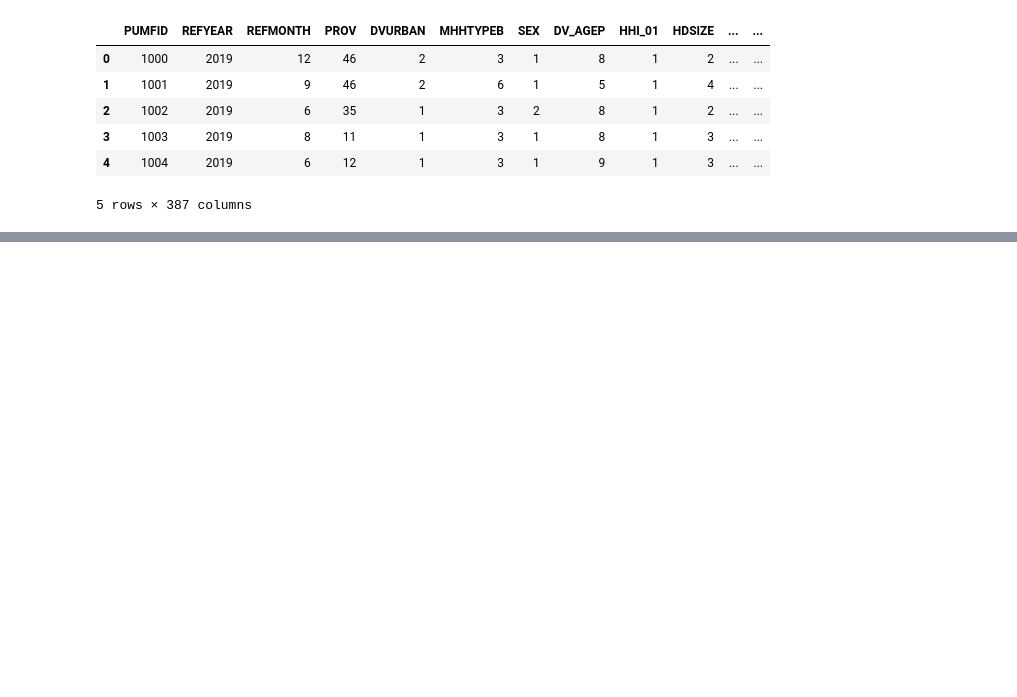
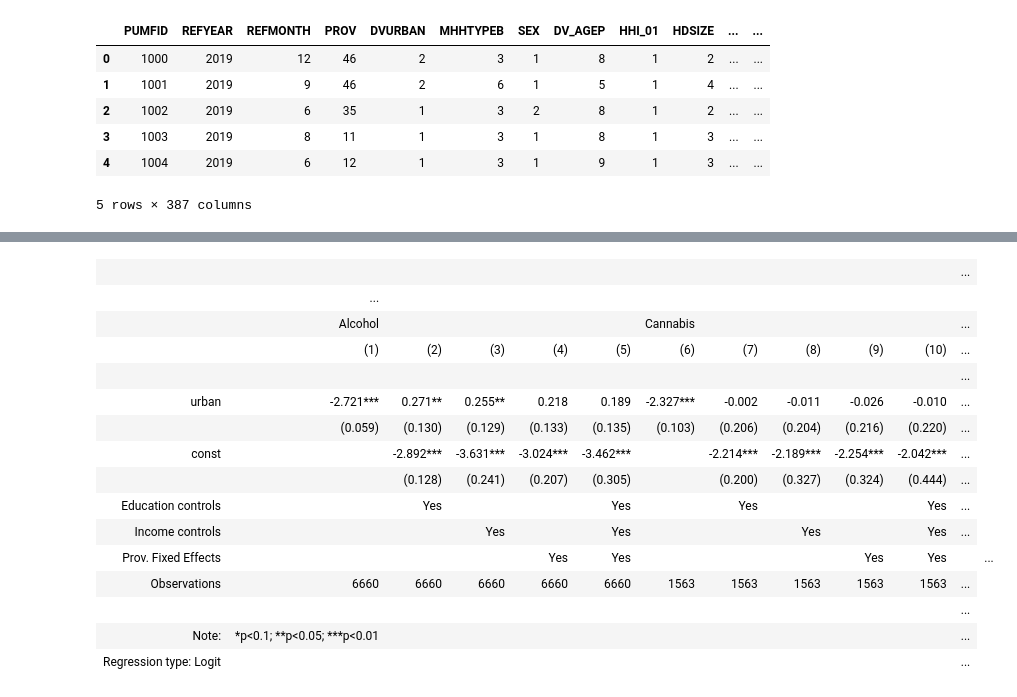
Before and after one commit to MartinMcFarlane/481MidtermPaper, a Jupyter notebook: Midterm Paper.ipynb, the cells around one changed output, grey strips where cells are left out. Cells and saved outputs as stored; diff of their text form; code cells hidden in the pictures; blank space fills up the shorter version.

```diff
--- a/Midterm Paper.ipynb
+++ b/Midterm Paper.ipynb
@@ -168,0 +93,24 @@ See the caveats in the documentation: https://pandas.pydata.org/pandas-docs/stab
+# %%
+# 1. How do drinking/driving and weed/driving rates differ by urban/rural?
+
+cols = []
+for column in [c_income, c_age, c_edu, c_prov]:
+    for cat in column:
+        cols.append(cat)
+
+cols.append('const')
+cols.append('worked')
+cols.append('indigenous')
+cols.append('urban')
+cols.append('ALC_120A')
+cols.append('CAN_125A')
+
+df2 = df[cols]
+df2 = df2.rename(columns={'ALC_120A': 'drinkDriving', 'CAN_125A': 'weedDriving'})
+
+
+df2_drink = df2.loc[(df2['drinkDriving'] == 1) | (df2['drinkDriving'] == 2)]
+df2_cann = df2.loc[(df2['weedDriving'] == 1) | (df2['weedDriving'] == 2)]
+
+df2_drink.loc[:,'drinkDriving'] = (df2.loc[:,'drinkDriving'] == 1).astype(int)
+df2_cann.loc[:,'weedDriving'] = (df2.loc[:,'weedDriving'] == 1).astype(int)
@@ -186,0 +322,29 @@ array([0, 1])
+# %%
+stargazer = Stargazer([logit,logit2,logit3,logit4,logit5,clogit,clogit2,clogit3,clogit4,clogit5])
+stargazer.covariate_order(['urban','const'])
+stargazer.add_line('Education controls',["","Yes","","","Yes","","Yes","","","Yes"])
+stargazer.add_line('Income controls',["","","Yes","","Yes","","","Yes","","Yes"])
+stargazer.add_line('Prov. Fixed Effects',["","","","Yes","Yes","","","","Yes","Yes"])
+stargazer.add_custom_notes(['Regression type: Logit'])
+stargazer.custom_columns(['Alcohol','Cannabis'],separators=[5,5])
+
+
+from IPython.core.display import HTML
+HTML(stargazer.render_html())
+# %% [output]
+|  |  |  |  |  |  |  |  |  |  |  | ... |
+|  | ... |
+|  | Alcohol |  |  |  |  | Cannabis |  |  |  |  | ... |
+|  | (1) | (2) | (3) | (4) | (5) | (6) | (7) | (8) | (9) | (10) | ... |
+|  |  |  |  |  |  |  |  |  |  |  | ... |
+| urban | -2.721*** | 0.271** | 0.255** | 0.218 | 0.189 | -2.327*** | -0.002 | -0.011 | -0.026 | -0.010 | ... |
+|  | (0.059) | (0.130) | (0.129) | (0.133) | (0.135) | (0.103) | (0.206) | (0.204) | (0.216) | (0.220) | ... |
+| const |  | -2.892*** | -3.631*** | -3.024*** | -3.462*** |  | -2.214*** | -2.189*** | -2.254*** | -2.042*** | ... |
+|  |  | (0.128) | (0.241) | (0.207) | (0.305) |  | (0.200) | (0.327) | (0.324) | (0.444) | ... |
+| Education controls |  | Yes |  |  | Yes |  | Yes |  |  | Yes | ... |
+| Income controls |  |  | Yes |  | Yes |  |  | Yes |  | Yes | ... |
+| Prov. Fixed Effects |  |  |  | Yes | Yes |  |  |  | Yes | Yes |  | ... |
+| Observations | 6660 | 6660 | 6660 | 6660 | 6660 | 1563 | 1563 | 1563 | 1563 | 1563 | ... |
+|  |  |  |  |  |  |  |  |  |  |  | ... |
+| Note: | *p<0.1; **p<0.05; ***p<0.01 |  |  |  |  |  |  |  |  |  | ... |
+| Regression type: Logit |  |  |  |  |  |  |  |  |  |  | ... |
```
Also changed, not shown: parts of 21 cells of this notebook.
